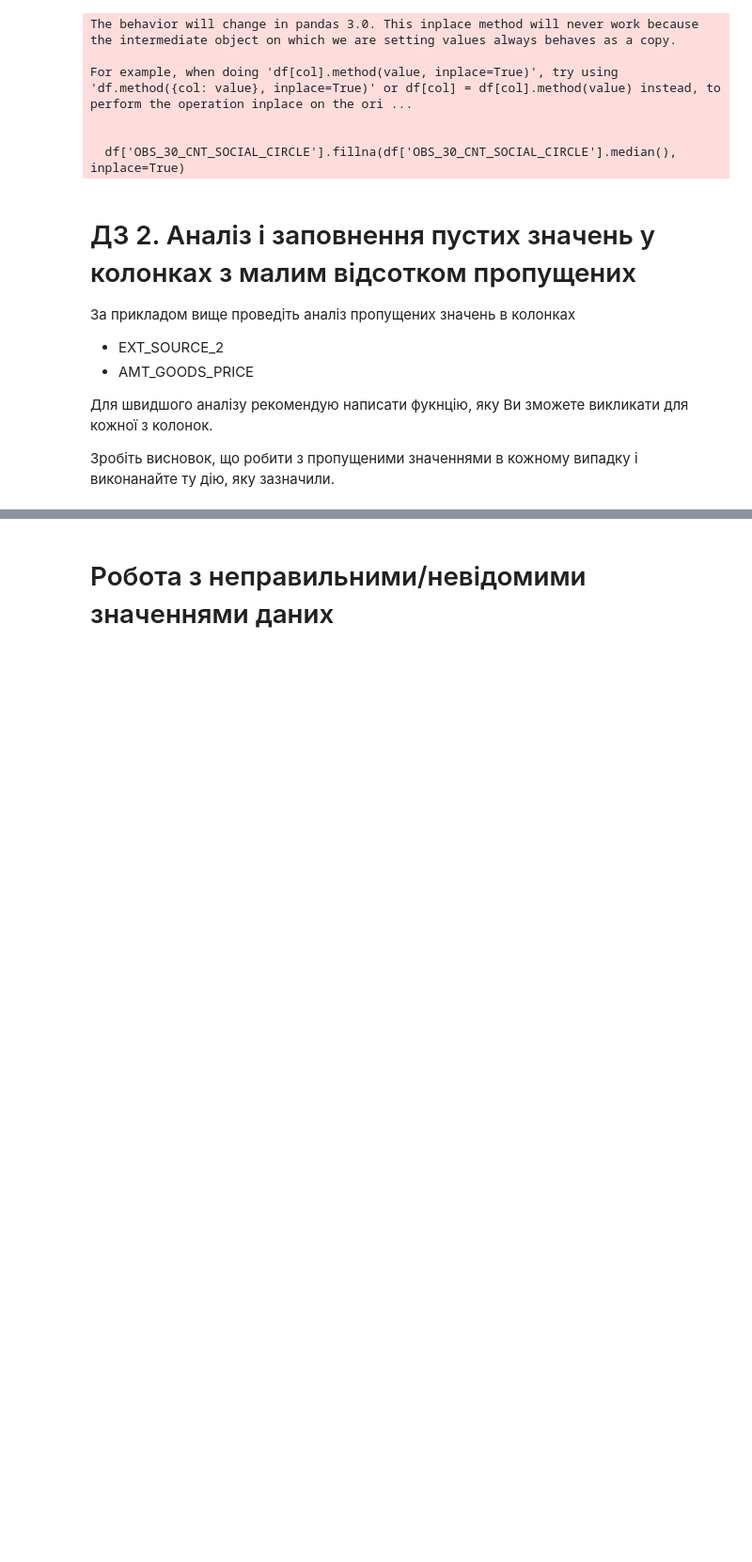
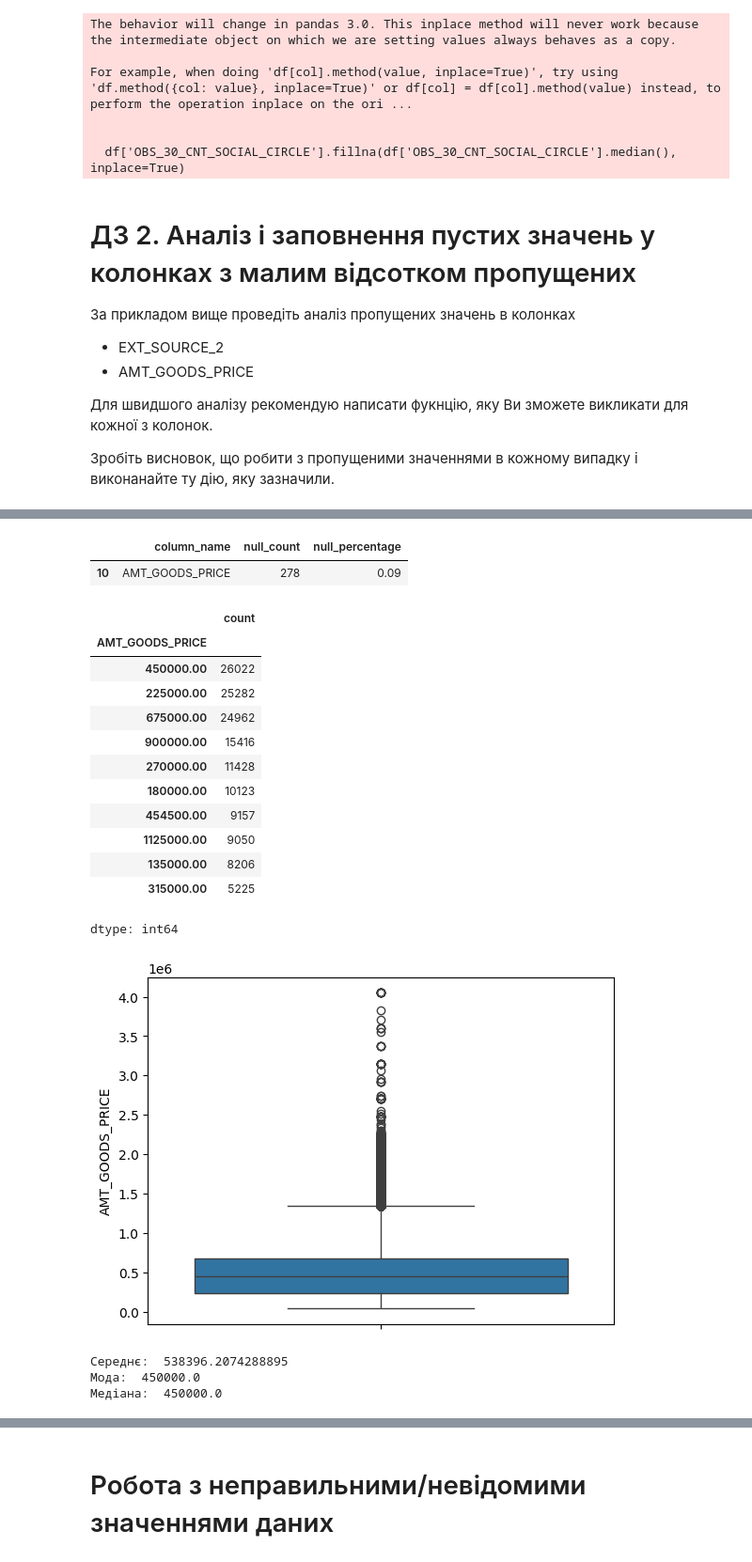
Before and after one commit to verabalashova/python-for-ml-tasks, a Jupyter notebook: module-1/topic-1/HW_1_2.ipynb, the cells around one changed output, grey strips where cells are left out. Shown at 94% size. Saved outputs shown, nothing was run; the diff lists cells and outputs as text; code cells hidden in the pictures; blank space fills up the shorter version.

```diff
--- a/module-1/topic-1/HW_1_2.ipynb
+++ b/module-1/topic-1/HW_1_2.ipynb
@@ -897,0 +943,22 @@ For example, when doing 'df[col].method(value, inplace=True)', try using 'df.met
+# %%
+analyze_column('AMT_GOODS_PRICE')
+# %% [output]
+|  | column_name | null_count | null_percentage |
+| 10 | AMT_GOODS_PRICE | 278 | 0.09 |
+|  | count |
+| AMT_GOODS_PRICE |  |
+| 450000.00 | 26022 |
+| 225000.00 | 25282 |
+| 675000.00 | 24962 |
+| 900000.00 | 15416 |
+| 270000.00 | 11428 |
+| 180000.00 | 10123 |
+| 454500.00 | 9157 |
+| 1125000.00 | 9050 |
+| 135000.00 | 8206 |
+| 315000.00 | 5225 |
+dtype: int64
+[figure, added]
+Середнє:  538396.2074288895
+Мода:  450000.0
+Медіана:  450000.0
```
Also changed, not shown: parts of 70 cells of this notebook.
